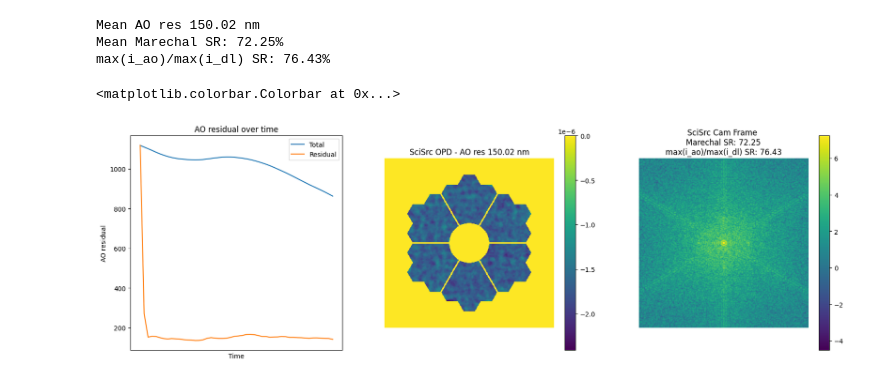
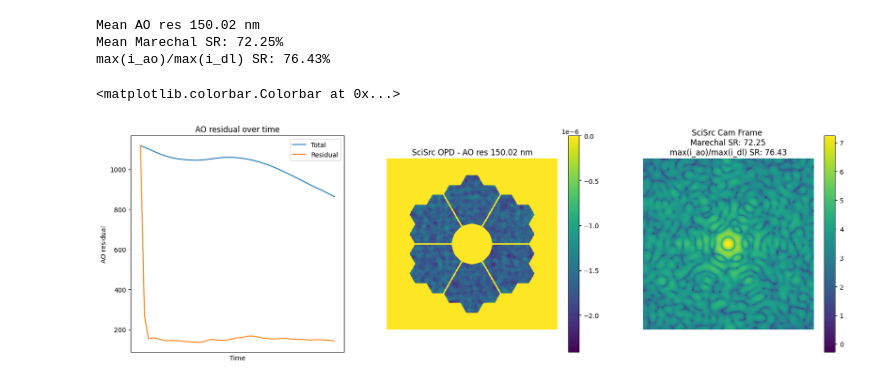
Before and after one commit to cheritier/OOPAO, a Jupyter notebook: tutorials/demoKeck.ipynb, the cells around one changed output. Cells and saved outputs as stored; diff of their text form; code cells hidden in the pictures.

```diff
--- a/tutorials/demoKeck.ipynb
+++ b/tutorials/demoKeck.ipynb
@@ -527,32 +527,32 @@ axes[0].legend()
 axes[0].tick_params(axis='x', which='both', bottom=False, top=False, labelbottom=False)
 
 
 im = axes[1].imshow(SciSrc.OPD)
 axes[1].axis('off')
 axes[1].set_title(f"SciSrc OPD - AO res {round(np.mean(residual[10:]), 2)} nm")
 fig.colorbar(im, ax=axes[1])
 
 
 # set back the reflectivity 1
 tel.pupilReflectivity = tel.pupil.astype(float)
 
 SciSrc**atm*tel*dm
 
 # compute PSF method
 zeroPaddingFactor = 6
 tel.computePSF(zeroPaddingFactor=zeroPaddingFactor, detector=SciSrc_cam)
 
 # get current pixel scale
 size_pixel_arcsec = 206265*(tel.src.wavelength/tel.D)/zeroPaddingFactor
-N                 = 250
+N                 = 500
 normalized_PSF    = tel.PSF[N:-N,N:-N]# crop to zoom on the center
 fov               = normalized_PSF.shape[0]*size_pixel_arcsec # get the corresponding fov
 
 
 im = axes[2].imshow(np.log10(normalized_PSF),extent=[-fov/2,fov/2,-fov/2,fov/2])
 axes[2].axis('off')
 axes[2].set_title(f"SciSrc Cam Frame \nMarechal SR: {round(np.mean(SR[10:])*100, 2)}\nmax(i_ao)/max(i_dl) SR: {round(np.max(SciSrc_cam.frame)/np.max(SciSrc_cam.reference_frame)*100, 2)}")
 fig.colorbar(im, ax=axes[2])
 # %% [output]
 <matplotlib.colorbar.Colorbar at 0x...>
-[figure, old version]
+[figure, new version]
```
Also changed, not shown: parts of 2 cells of this notebook, 1 other file.
